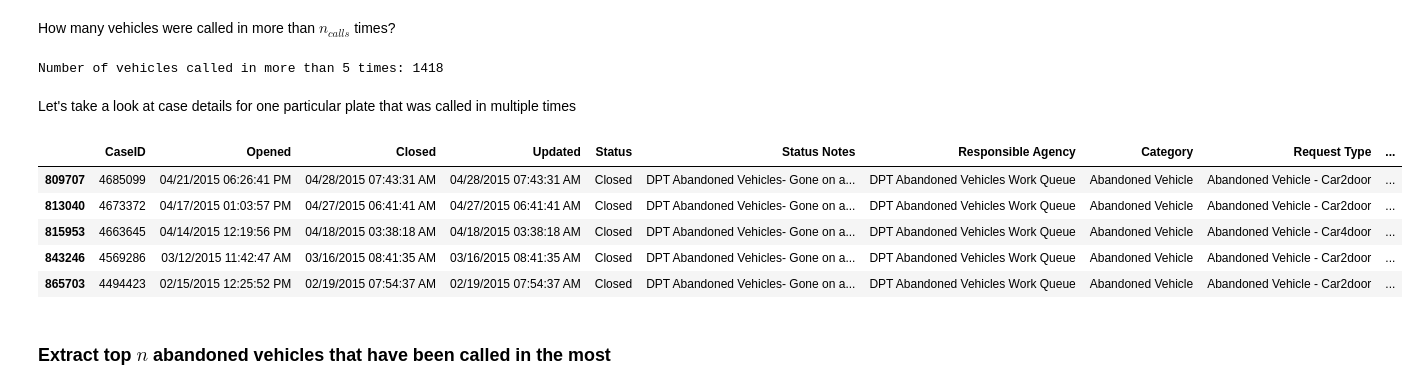
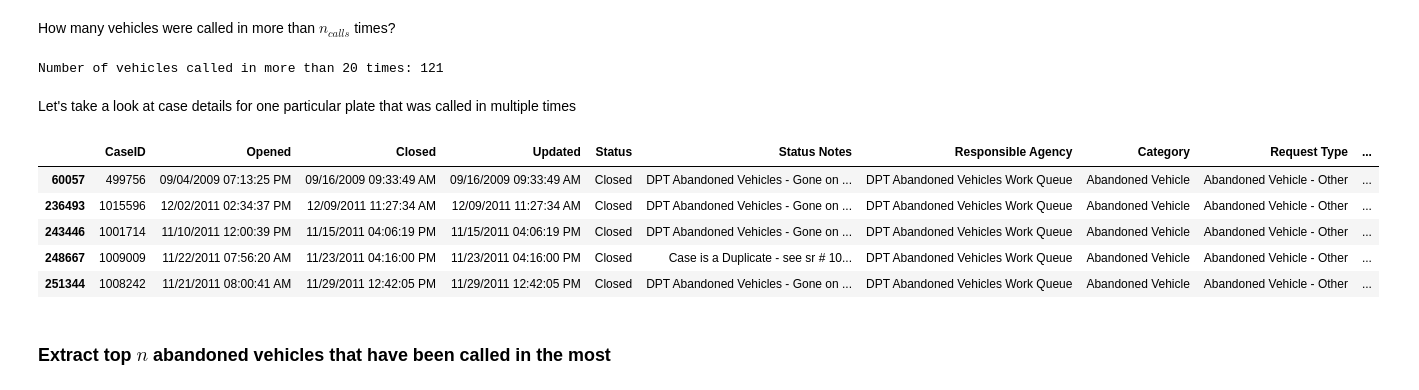
Before and after one commit to irenatfh/SF-311_abandoned-vehicles, a Jupyter notebook: notebooks/SF-311_abandoned-vehicles.ipynb, the cells around one changed output. Cells and saved outputs as stored; diff of their text form; code cells hidden in the pictures.

```diff
--- a/notebooks/SF-311_abandoned-vehicles.ipynb
+++ b/notebooks/SF-311_abandoned-vehicles.ipynb
@@ -121,24 +121,24 @@ dtype: int64
 # %% [markdown]
 How many vehicles were called in more than $n_{calls}$ times?
 # %%
-n_calls = 5
+n_calls = 20
 se_plates_counts = se_plates.value_counts()
 n_plates = len(se_plates_counts[se_plates_counts > n_calls])
 print('Number of vehicles called in more than %d times: %d' %(n_calls, n_plates))
 # %% [output]
-Number of vehicles called in more than 5 times: 1418
+Number of vehicles called in more than 20 times: 121
 # %% [markdown]
 Let's take a look at case details for one particular plate that was called in multiple times
 # %%
-plate = '6XVM291'
+plate = '4AHL026'
 df_av[df_av['Request Details'].str.contains(plate)].head()
 # %% [output]
 |  | CaseID | Opened | Closed | Updated | Status | Status Notes | Responsible Agency | Category | Request Type | ... |
-| 809707 | 4685099 | 04/21/2015 06:26:41 PM | 04/28/2015 07:43:31 AM | 04/28/2015 07:43:31 AM | Closed | DPT Abandoned Vehicles- Gone on a... | DPT Abandoned Vehicles Work Queue | Abandoned Vehicle | Abandoned Vehicle - Car2door | ... |
-| 813040 | 4673372 | 04/17/2015 01:03:57 PM | 04/27/2015 06:41:41 AM | 04/27/2015 06:41:41 AM | Closed | DPT Abandoned Vehicles- Gone on a... | DPT Abandoned Vehicles Work Queue | Abandoned Vehicle | Abandoned Vehicle - Car2door | ... |
-| 815953 | 4663645 | 04/14/2015 12:19:56 PM | 04/18/2015 03:38:18 AM | 04/18/2015 03:38:18 AM | Closed | DPT Abandoned Vehicles- Gone on a... | DPT Abandoned Vehicles Work Queue | Abandoned Vehicle | Abandoned Vehicle - Car4door | ... |
-| 843246 | 4569286 | 03/12/2015 11:42:47 AM | 03/16/2015 08:41:35 AM | 03/16/2015 08:41:35 AM | Closed | DPT Abandoned Vehicles- Gone on a... | DPT Abandoned Vehicles Work Queue | Abandoned Vehicle | Abandoned Vehicle - Car2door | ... |
-| 865703 | 4494423 | 02/15/2015 12:25:52 PM | 02/19/2015 07:54:37 AM | 02/19/2015 07:54:37 AM | Closed | DPT Abandoned Vehicles- Gone on a... | DPT Abandoned Vehicles Work Queue | Abandoned Vehicle | Abandoned Vehicle - Car2door | ... |
+| 60057 | 499756 | 09/04/2009 07:13:25 PM | 09/16/2009 09:33:49 AM | 09/16/2009 09:33:49 AM | Closed | DPT Abandoned Vehicles - Gone on ... | DPT Abandoned Vehicles Work Queue | Abandoned Vehicle | Abandoned Vehicle - Other | ... |
+| 236493 | 1015596 | 12/02/2011 02:34:37 PM | 12/09/2011 11:27:34 AM | 12/09/2011 11:27:34 AM | Closed | DPT Abandoned Vehicles - Gone on ... | DPT Abandoned Vehicles Work Queue | Abandoned Vehicle | Abandoned Vehicle - Other | ... |
+| 243446 | 1001714 | 11/10/2011 12:00:39 PM | 11/15/2011 04:06:19 PM | 11/15/2011 04:06:19 PM | Closed | DPT Abandoned Vehicles - Gone on ... | DPT Abandoned Vehicles Work Queue | Abandoned Vehicle | Abandoned Vehicle - Other | ... |
+| 248667 | 1009009 | 11/22/2011 07:56:20 AM | 11/23/2011 04:16:00 PM | 11/23/2011 04:16:00 PM | Closed | Case is a Duplicate - see sr # 10... | DPT Abandoned Vehicles Work Queue | Abandoned Vehicle | Abandoned Vehicle - Other | ... |
+| 251344 | 1008242 | 11/21/2011 08:00:41 AM | 11/29/2011 12:42:05 PM | 11/29/2011 12:42:05 PM | Closed | DPT Abandoned Vehicles - Gone on ... | DPT Abandoned Vehicles Work Queue | Abandoned Vehicle | Abandoned Vehicle - Other | ... |
 # %% [markdown]
 ### Extract top $n$ abandoned vehicles that have been called in the most
 # %% [markdown]
```
Also changed, not shown: parts of 2 cells of this notebook, 1 other file.
